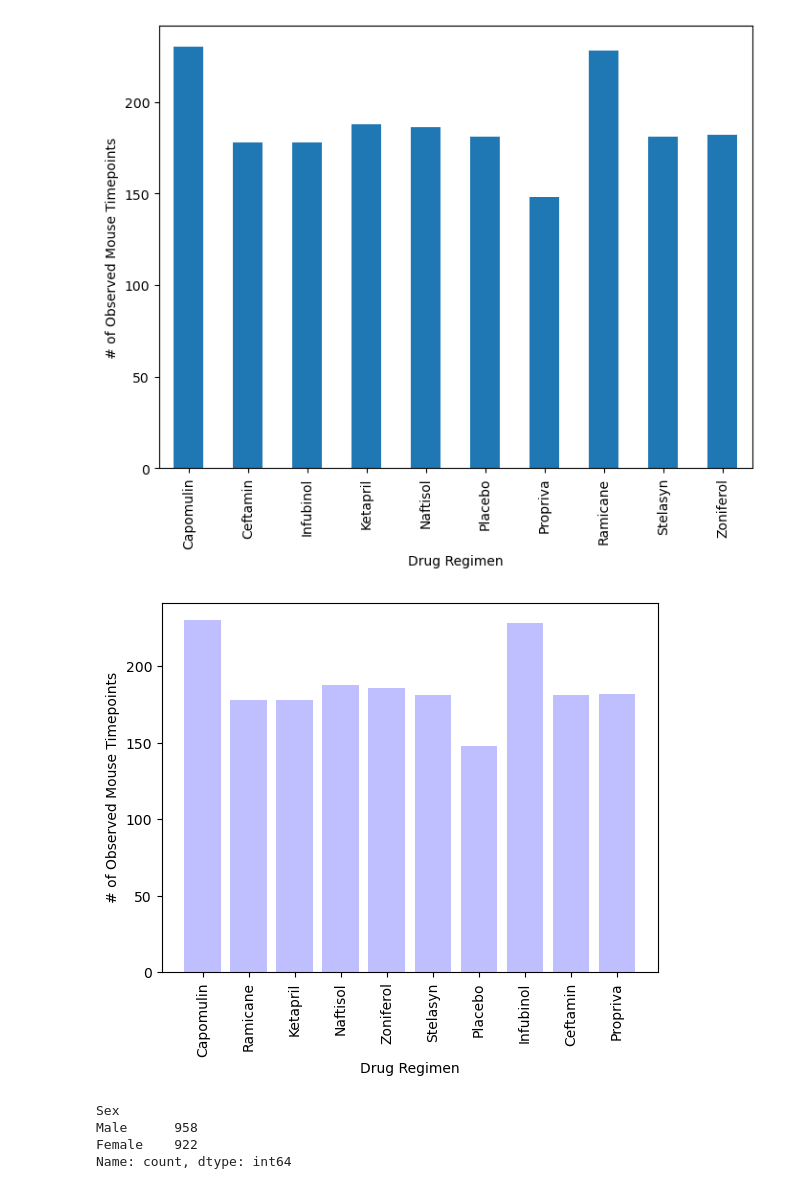
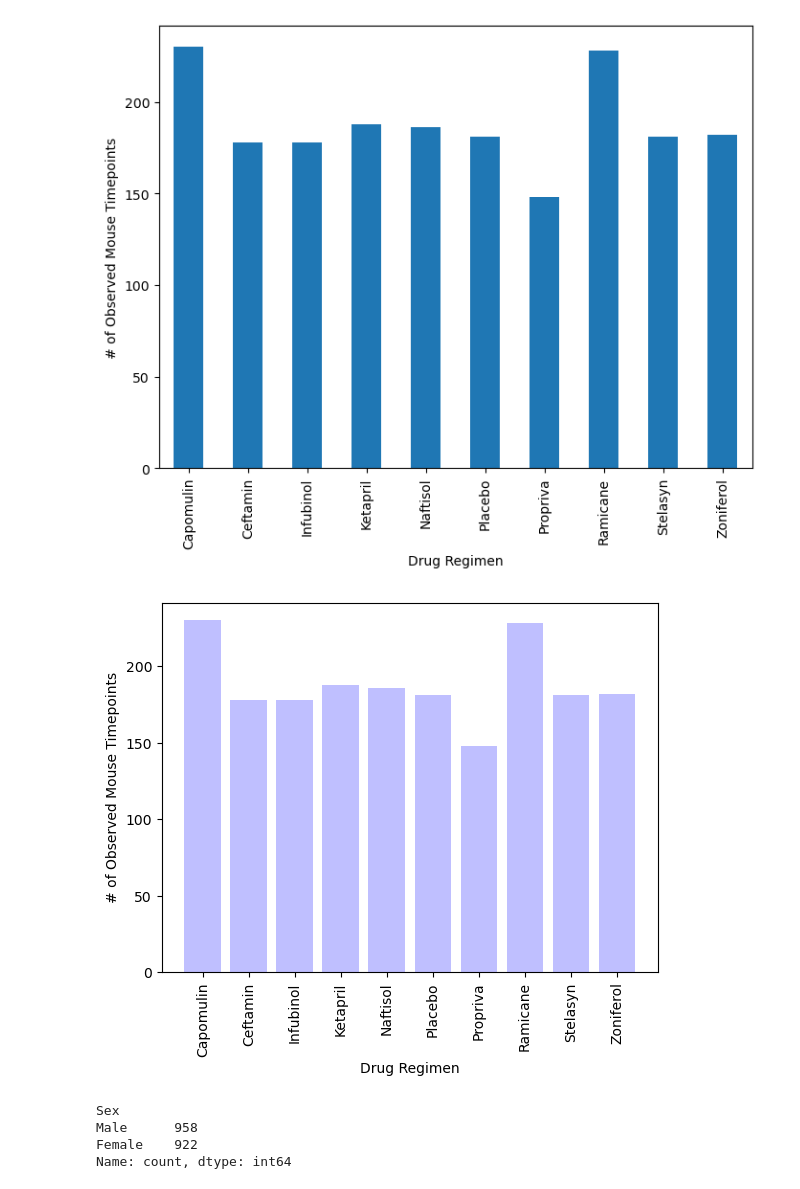
Before and after one commit to deepikarapeti43/Matplotlib-Challenge, a Jupyter notebook: pymaceuticals_starter.ipynb, the cells around one changed output. Cells and saved outputs as stored; diff of their text form; code cells hidden in the pictures.

```diff
--- a/pymaceuticals_starter.ipynb
+++ b/pymaceuticals_starter.ipynb
@@ -100,11 +100,11 @@ summary_statistics.columns = pd.MultiIndex.from_product([["Tumor Volume (mm3)"],
 # %%
 # Generate a bar plot showing the total number of rows (Mouse ID/Timepoints) for each drug regimen using Pandas.
 
-Drug_Regimen=["Capomulin","Ramicane","Ketapril","Naftisol","Zoniferol","Stelasyn","Placebo","Infubinol","Ceftamin","Propriva"]
+Drug_Regimen=["Capomulin","Ceftamin","Infubinol","Ketapril","Naftisol","Placebo","Propriva","Ramicane","Stelasyn","Zoniferol"]
 regimen_count=clean_data_df.groupby(["Drug Regimen"])["Tumor Volume (mm3)"].count()
 
 # Generate a bar plot using Pandas
-regimen_count.plot(kind="bar", figsize=(8,6))
+regimen_count.plot.bar(x=Drug_Regimen,y=regimen_count, figsize=(8,6))
 plt.xlabel("Drug Regimen")
 plt.ylabel("# of Observed Mouse Timepoints")
 plt.xticks(rotation="vertical")
@@ -113,19 +113,19 @@ plt.show()
 [figure]
 # %%
 # Generate a bar plot showing the total number of rows (Mouse ID/Timepoints) for each drug regimen using pyplot.
-x_axis = np.arange(0, len(count))
+y_axis = np.arange(0, len(regimen_count))
 tick_locations =[]
 for x in Drug_Regimen:
     tick_locations.append(x)
 plt.xlabel("Drug Regimen")
 plt.ylabel("# of Observed Mouse Timepoints")
 
 # Finish the plot
-plt.bar(Drug_Regimen,count,color="blue",alpha=0.25,align="center")
+plt.bar(x=Drug_Regimen,height=regimen_count,color="blue",alpha=0.25,align="center")
 plt.xticks(tick_locations,Drug_Regimen,rotation="vertical")
 plt.show()
 # %% [output]
-[figure, old version]
+[figure, new version]
 # %%
 gender_counts=clean_data_df["Sex"].value_counts()
 gender_counts
```
Also changed, not shown: parts of 2 cells of this notebook.
